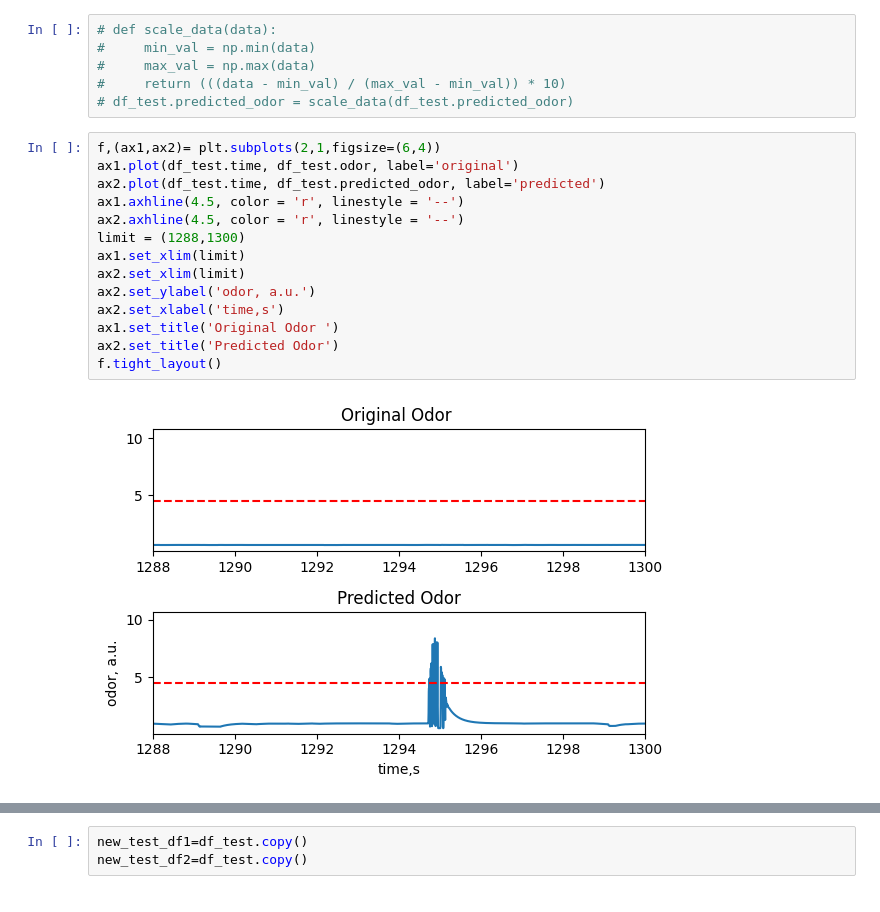
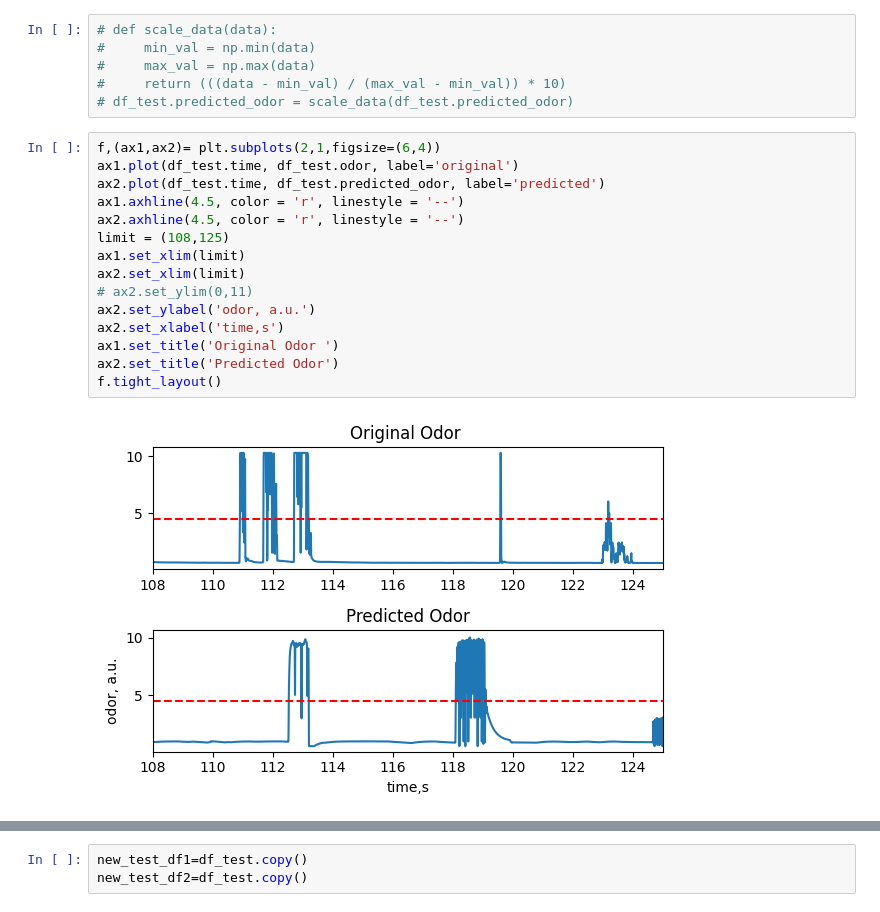
Before and after one commit to arunavanag591/COSMOS, a Jupyter notebook: mapping_hws.ipynb, the cells around one changed output, grey strips where cells are left out. Drawn from its saved outputs; the diff is of its cells as text.

```diff
--- a/mapping_hws.ipynb
+++ b/mapping_hws.ipynb
@@ -839,19 +856,20 @@ new_test_df2.reset_index(inplace=True, drop=True)
 # %%
 f,(ax1,ax2)= plt.subplots(2,1,figsize=(6,4))
 ax1.plot(df_test.time, df_test.odor, label='original')
 ax2.plot(df_test.time, df_test.predicted_odor, label='predicted')
 ax1.axhline(4.5, color = 'r', linestyle = '--')
 ax2.axhline(4.5, color = 'r', linestyle = '--')
-limit = (1288,1300)
+limit = (108,125)
 ax1.set_xlim(limit)
 ax2.set_xlim(limit)
+# ax2.set_ylim(0,11)
 ax2.set_ylabel('odor, a.u.')
 ax2.set_xlabel('time,s')
 ax1.set_title('Original Odor ')
 ax2.set_title('Predicted Odor')
 f.tight_layout()
 # %% [output]
-[figure, old version]
+[figure, new version]
 # %%
 f, ax = plt.subplots(2, 1, figsize=(4, 5))
 
```
Also changed, not shown: parts of 21 cells of this notebook, 4 other files.
